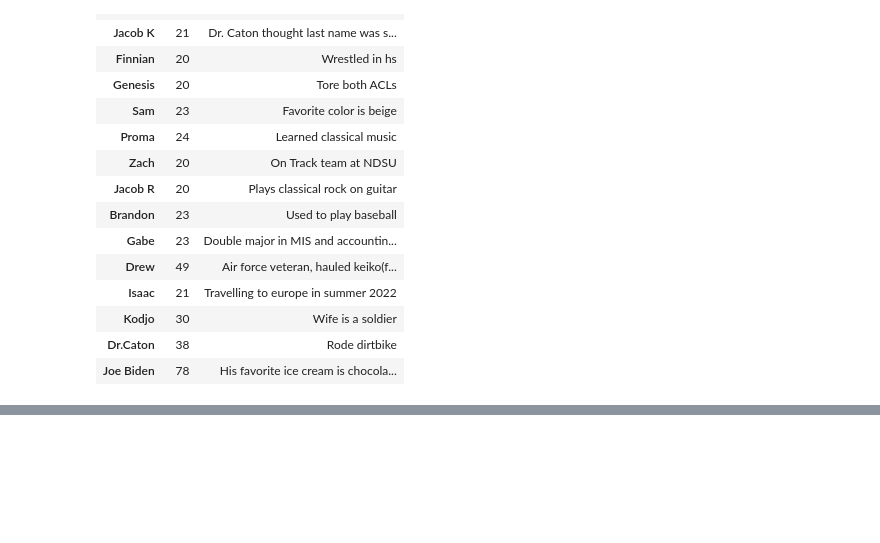
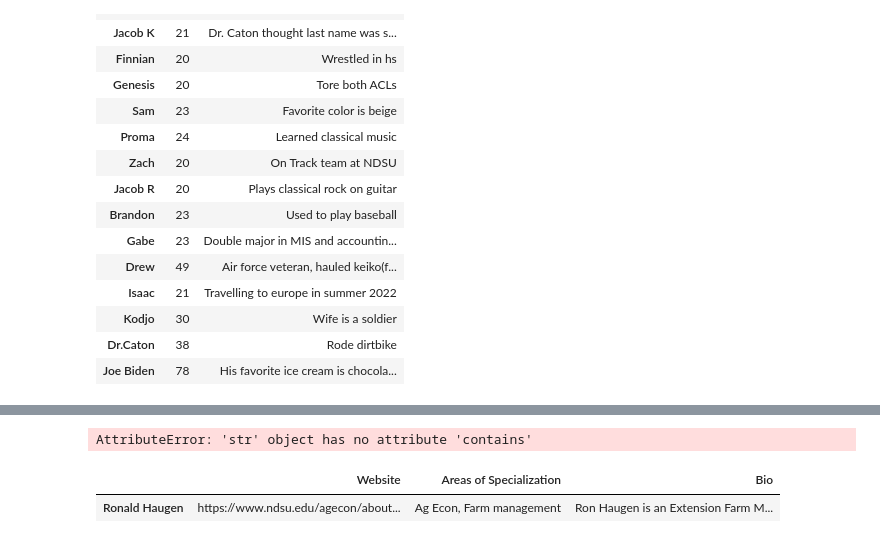
Before and after one commit to zacharyejohnson/Academics, a Jupyter notebook: In-Class Project 3- Dictionaries and Dataframes .ipynb, the cells around one changed output, grey strips where cells are left out. Saved outputs shown, nothing was run; the diff lists cells and outputs as text; code cells hidden in the pictures; blank space fills up the shorter version.

```diff
--- a/In-Class Project 3- Dictionaries and Dataframes .ipynb
+++ b/In-Class Project 3- Dictionaries and Dataframes .ipynb
@@ -207,0 +366,13 @@ class_df
+# %%
+names = faculty_df.index
+list = faculty_df["Areas of Specialization"]
+for i in names:
+    if str(faculty_df["Areas of Specialization"]).contains.str("Ag"):       # python experimentation. Not sure on syntax yet
+        print(faculty_df.index)
+# %% [output]
+AttributeError: 'str' object has no attribute 'contains'
+# %%
+faculty_df[faculty_df["Areas of Specialization"].str.contains("Ag Econ")] #find person with specific area of specialization
+# %% [output]
+|  | Website | Areas of Specialization | Bio |
+| Ronald Haugen | https://www.ndsu.edu/agecon/about... | Ag Econ, Farm management | Ron Haugen is an Extension Farm M... |
```
Also changed, not shown: parts of 7 cells of this notebook.
